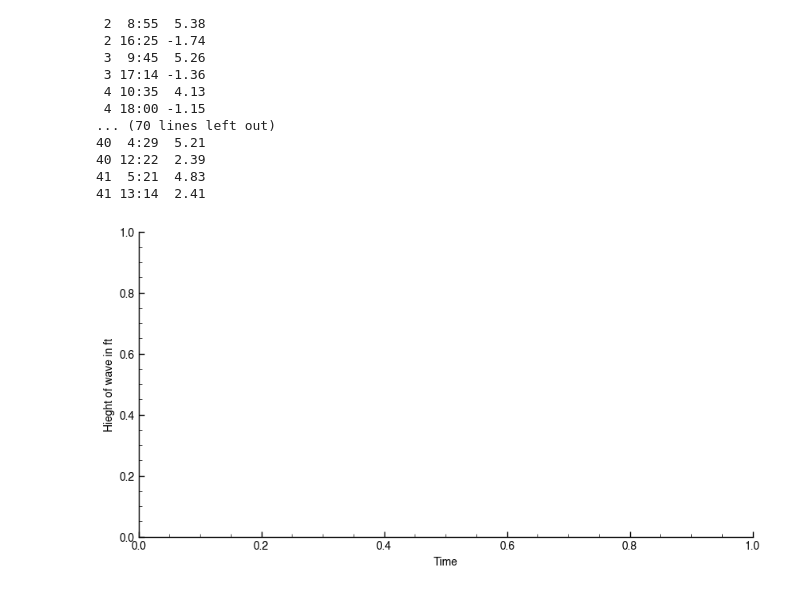
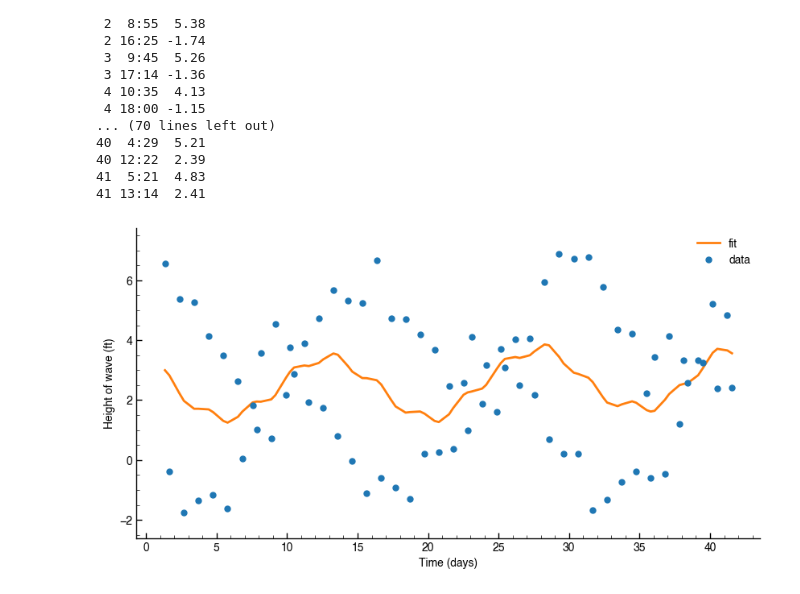
Before and after one commit to kingkap4/ASTR-19-Project, a Jupyter notebook: Project.ipynb, the cells around one changed output. Drawn from its saved outputs; the diff is of its cells as text; code cells hidden in the pictures.

```diff
--- a/Project.ipynb
+++ b/Project.ipynb
@@ -30,41 +30,88 @@ ASTR19_S22_group_project_data.txt
 # %%
 import numpy as np
 import matplotlib.pyplot as plt
-
-
+from scipy import optimize
 
 #define the filename
-fname = 'ASTR19_S22_group_project_data.txt'
+fname = 'Downloads/ASTR19_S22_group_project_data.txt'
+
 #open the file with numpy loadtxt
+test_data = np.loadtxt(fname, dtype={'names': ('day', 'time', 'height'),'formats': ('i4', 'S5', 'f4')})
 
-
-
-test_data = np.loadtxt(fname, dtype={'names': ('day', 'time', 'height'),'formats': ('i4', 'S5', 'f4')})
 #print the info from the file
 #print(test_data)
 
-plt.style.use("./astr19_matplotlib_defaults.txt")
-f=plt.figure(figsize=(10,5))
+plt.style.use("Downloads/astr19_matplotlib_defaults.txt")
+fig = plt.figure(figsize=(10,5))
 ax = plt.subplot
-plt.xlabel('Time')
-plt.ylabel('Hieght of wave in ft')
+plt.xlabel('Time (days)')
+plt.ylabel('Height of wave (ft)')
 
 
 result_x = []
 result_y = []
 for item in test_data:
     day = item [0]
     time = item [1].decode()
     height = item [2]
     Day = (day)
     TimeParts = time.split(":")
     daysfromhour = int(TimeParts[0])/24
     daysfromminutes = int(TimeParts[1])/60/24
     timeindays = day + daysfromhour + daysfromminutes
     #print ("("+ str(totalMinutes) +"," + str(height)+")")
-    x= timeindays
-    y= height
+    x = timeindays
+    y = height
     result_x.append(x)
     result_y.append(y)
+    #plt.scatter(x,y)
+
+result_x = np.asarray(result_x)
+result_y = np.asarray(result_y)
+#print(result_x)
+#print(result_y)
+
+#curve fitting???
+
+y_err=0.25
+#define the function to fit
+def f_line(x, a, b, c, d, e, f, g, h, i, j, k, l):
+    return (a * np.sin(b*x + c) + d) + (e * np.sin(f*x + g) + h) * (i * np.sin(j*x + k) + l)
+    #function should be something like sinx+(sinx)(sinx) with transformations
+    #(a * np.sin(b*x + c) + d) + (e * np.sin(f*x + g) + h) * (i * np.sin(j*x + k) + l) maybe
+
+#perform the fit
+#p0 uses random numbers
+params, params_cov = optimize.curve_fit(f_line, result_x, result_y, p0=[1, 0.5, 1, 1, 1, 1, 1, 1, 1, 1, 1,1])
+
+a_fit = params[0]
+b_fit = params[1]
+c_fit = params[2]
+d_fit = params[3]
+e_fit = params[4]
+f_fit = params[5]
+g_fit = params[6]
+h_fit = params[7]
+i_fit = params[8]
+j_fit = params[9]
+k_fit = params[10]
+l_fit = params[11]
+
+
+
+
+#print(f'params {a_fit}, {b_fit}, {c_fit}, {d_fit}')
+
+y_fit = (a_fit * np.sin(b_fit*result_x + c_fit) + d_fit) + (e_fit * np.sin(f_fit*result_x + g_fit) + h_fit) * (i_fit * np.sin(j_fit*result_x + k_fit) + l_fit)
+#print(result_x)
+#print(y_fit)
+
+#plot the fit on the same graph
+plt.errorbar(result_x, result_y, fmt='o', label='data')
+plt.plot(result_x, y_fit, label='fit')
+plt.legend(loc=0, frameon=False)
+plt.show()     #delete later
+
+#plt.savefig('project-figure.pdf', bbox_inches='tight', dpi=600)
 # %% [output]
-[figure, old version]
+[figure, new version]
```
Also changed, not shown: parts of 2 cells of this notebook.
